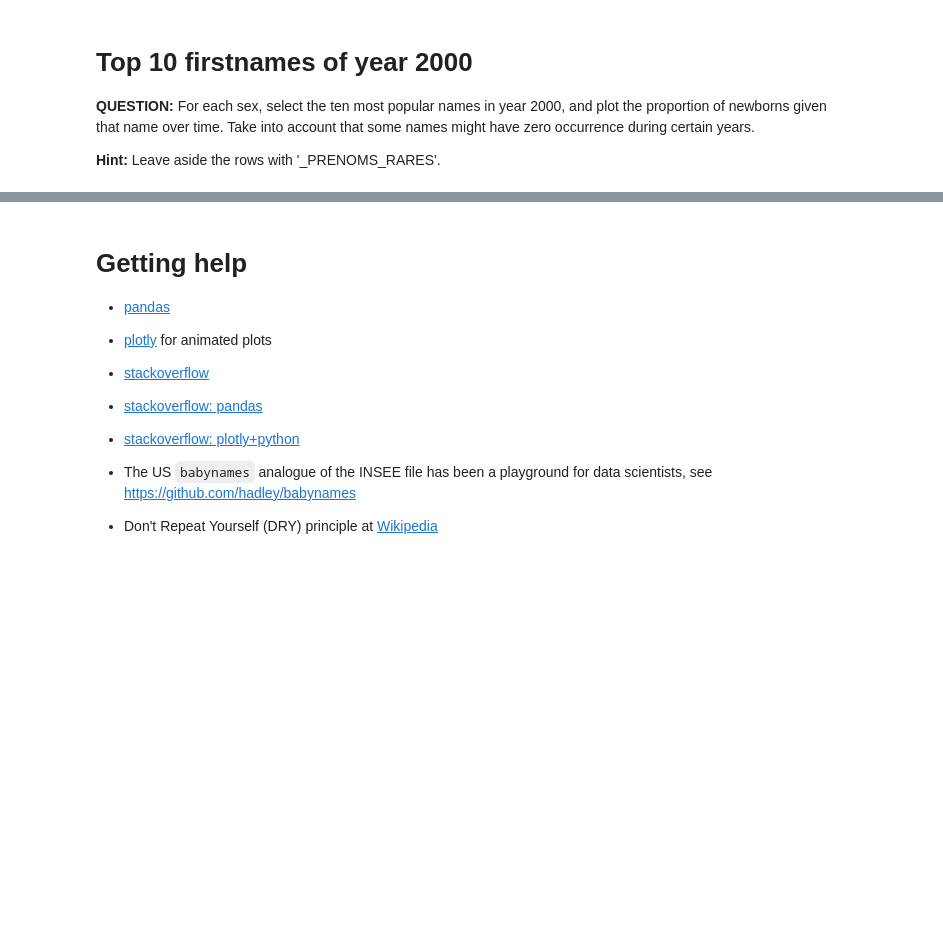
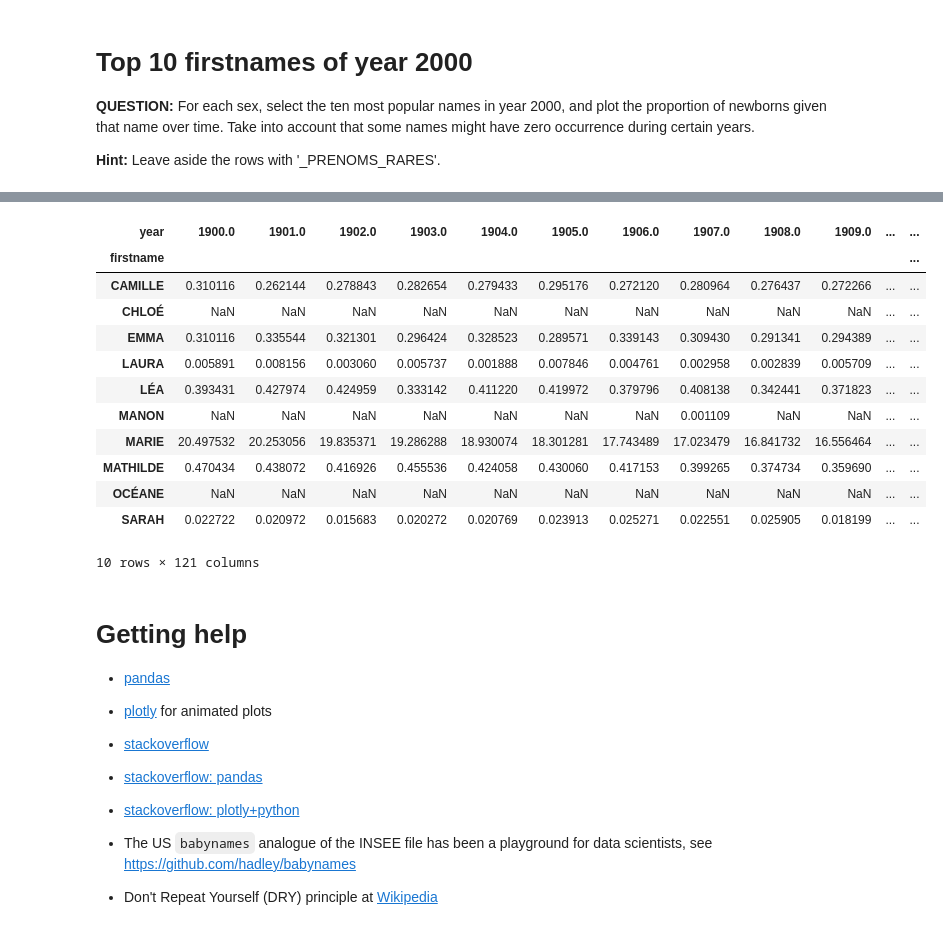
Before and after one commit to PetitPoissonL/Big-Data-Technologies, a Jupyter notebook: homework01.ipynb, the cells around one changed output, grey strips where cells are left out. Saved outputs shown, nothing was run; the diff lists cells and outputs as text; code cells hidden in the pictures; blank space fills up the shorter version.

```diff
--- a/homework01.ipynb
+++ b/homework01.ipynb
@@ -746,3 +787,19 @@ newborns
+# %%
+prop_female
+# %% [output]
+| year | 1900.0 | 1901.0 | 1902.0 | 1903.0 | 1904.0 | 1905.0 | 1906.0 | 1907.0 | 1908.0 | 1909.0 | ... | ... |
+| firstname |  |  |  |  |  |  |  |  |  |  |  | ... |
+| CAMILLE | 0.310116 | 0.262144 | 0.278843 | 0.282654 | 0.279433 | 0.295176 | 0.272120 | 0.280964 | 0.276437 | 0.272266 | ... | ... |
+| CHLOÉ | NaN | NaN | NaN | NaN | NaN | NaN | NaN | NaN | NaN | NaN | ... | ... |
+| EMMA | 0.310116 | 0.335544 | 0.321301 | 0.296424 | 0.328523 | 0.289571 | 0.339143 | 0.309430 | 0.291341 | 0.294389 | ... | ... |
+| LAURA | 0.005891 | 0.008156 | 0.003060 | 0.005737 | 0.001888 | 0.007846 | 0.004761 | 0.002958 | 0.002839 | 0.005709 | ... | ... |
+| LÉA | 0.393431 | 0.427974 | 0.424959 | 0.333142 | 0.411220 | 0.419972 | 0.379796 | 0.408138 | 0.342441 | 0.371823 | ... | ... |
+| MANON | NaN | NaN | NaN | NaN | NaN | NaN | NaN | 0.001109 | NaN | NaN | ... | ... |
+| MARIE | 20.497532 | 20.253056 | 19.835371 | 19.286288 | 18.930074 | 18.301281 | 17.743489 | 17.023479 | 16.841732 | 16.556464 | ... | ... |
+| MATHILDE | 0.470434 | 0.438072 | 0.416926 | 0.455536 | 0.424058 | 0.430060 | 0.417153 | 0.399265 | 0.374734 | 0.359690 | ... | ... |
+| OCÉANE | NaN | NaN | NaN | NaN | NaN | NaN | NaN | NaN | NaN | NaN | ... | ... |
+| SARAH | 0.022722 | 0.020972 | 0.015683 | 0.020272 | 0.020769 | 0.023913 | 0.025271 | 0.022551 | 0.025905 | 0.018199 | ... | ... |
+10 rows × 121 columns
 # %% [markdown]
 # Getting help
 
```
Also changed, not shown: parts of 12 cells of this notebook.
